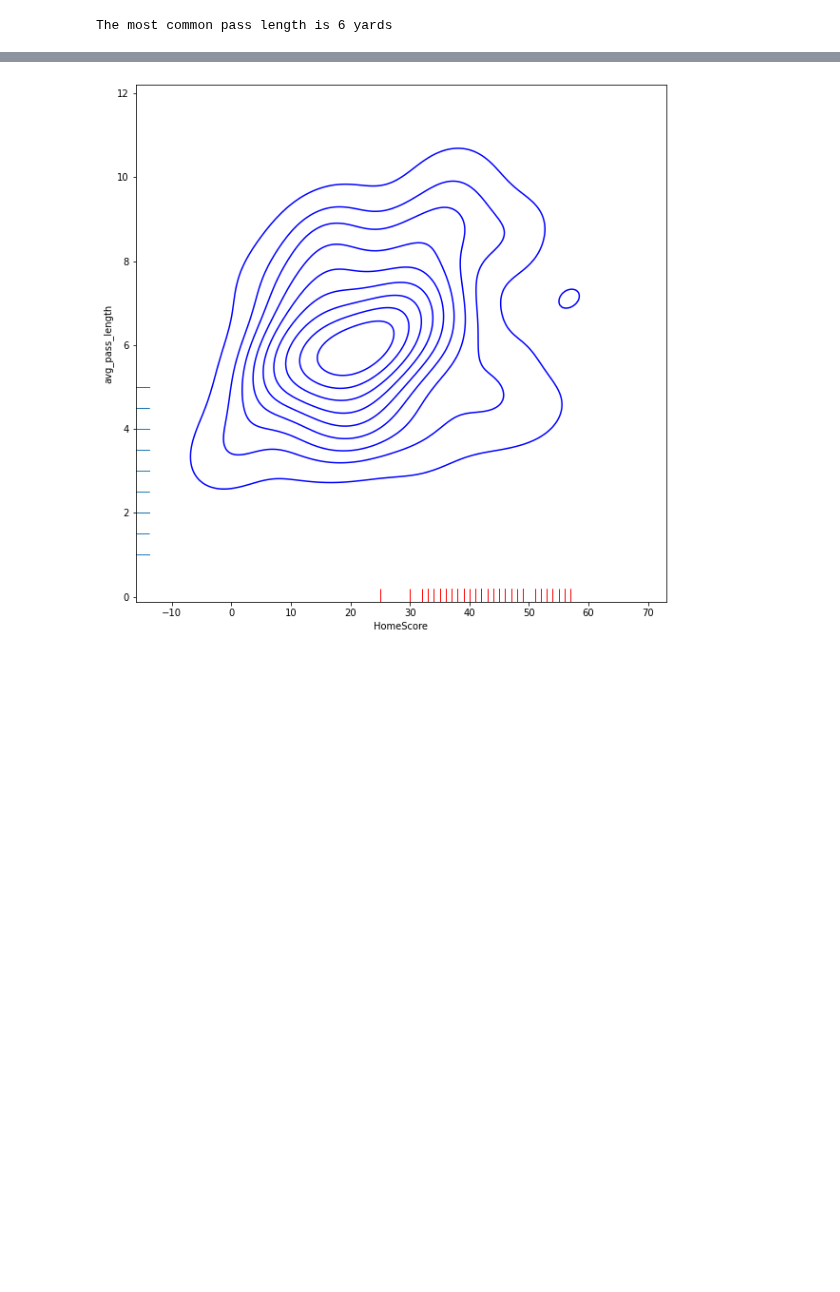
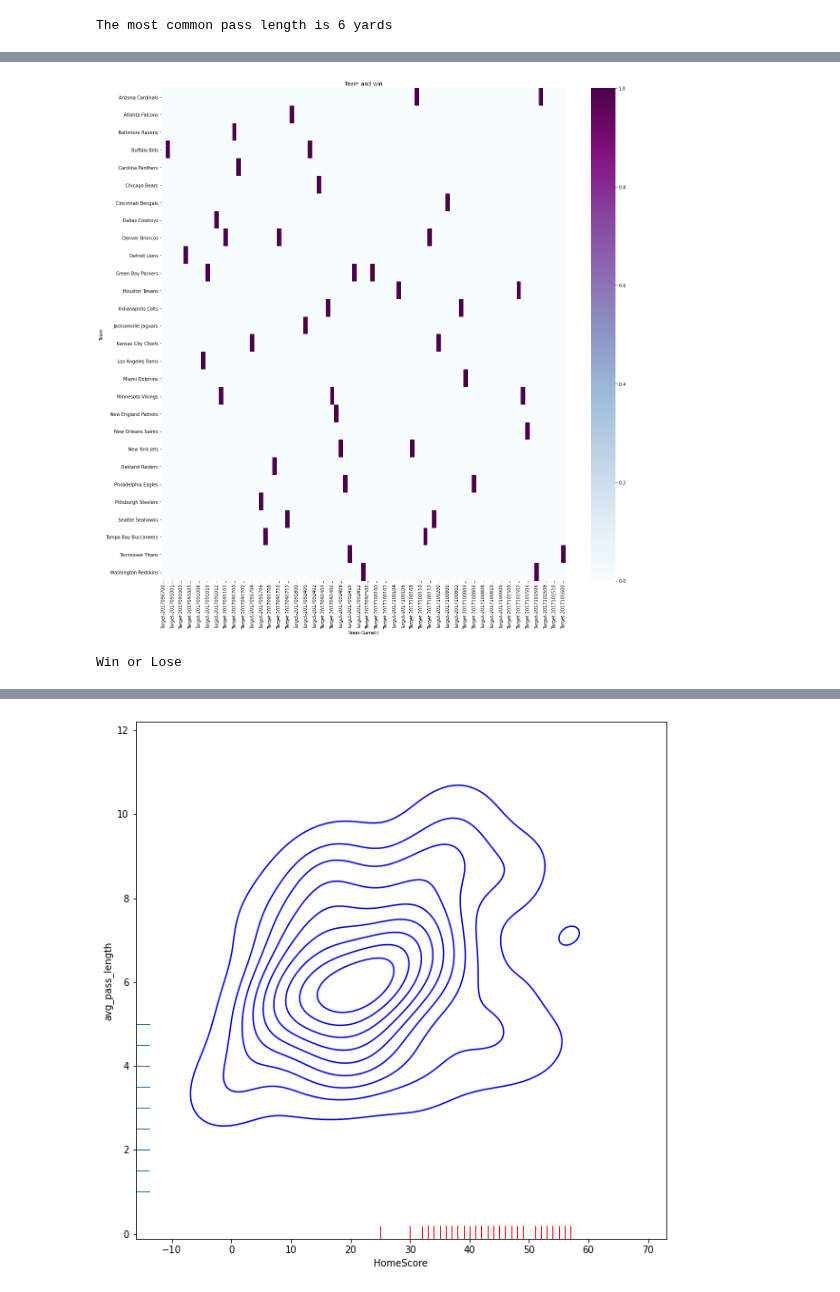
Before and after one commit to Andru-1987/python-deep-learning, a Jupyter notebook: Superbowel.ipynb, the cells around one changed output, grey strips where cells are left out. Drawn from its saved outputs; the diff is of its cells as text; code cells hidden in the pictures; blank space fills up the shorter version.

```diff
--- a/Superbowel.ipynb
+++ b/Superbowel.ipynb
@@ -246,0 +288,12 @@ The most common pass length is 6 yards
+# %%
+fp=df.pivot_table(index=['Team'],columns=['GameId'],values=['Target'],aggfunc='sum').fillna(0)
+fp = fp[(fp.T != 0).any()]
+
+fig,ax=plt.subplots(figsize=(20,20))
+plt.title('Team and win')
+sns.heatmap(fp,cmap='BuPu',linecolor='black',linewidths=0, ax=ax)
+plt.show()
+print("Win or Lose")
+# %% [output]
+[figure, added]
+Win or Lose
```
Also changed, not shown: parts of 7 cells of this notebook.
